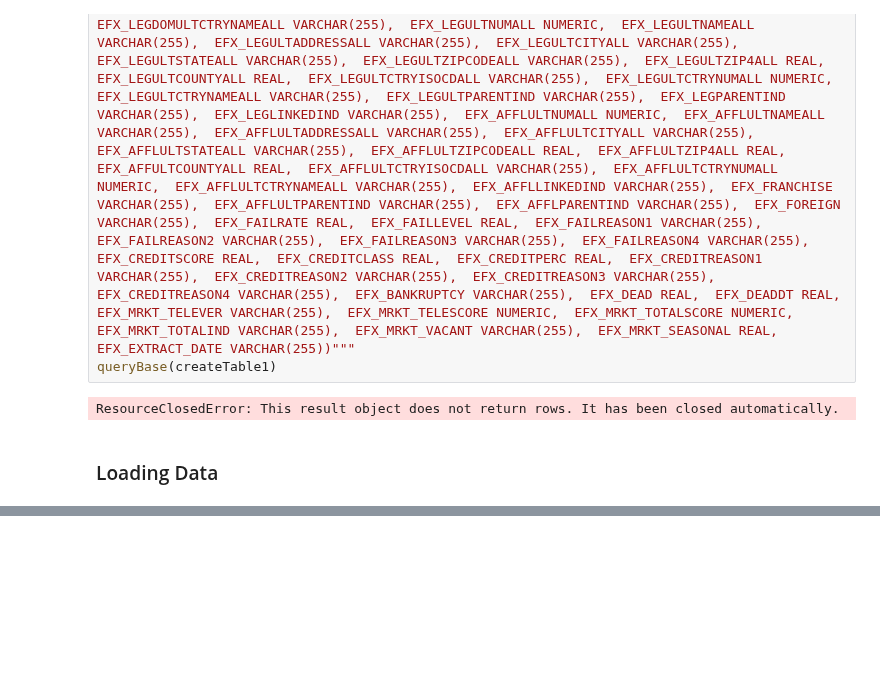
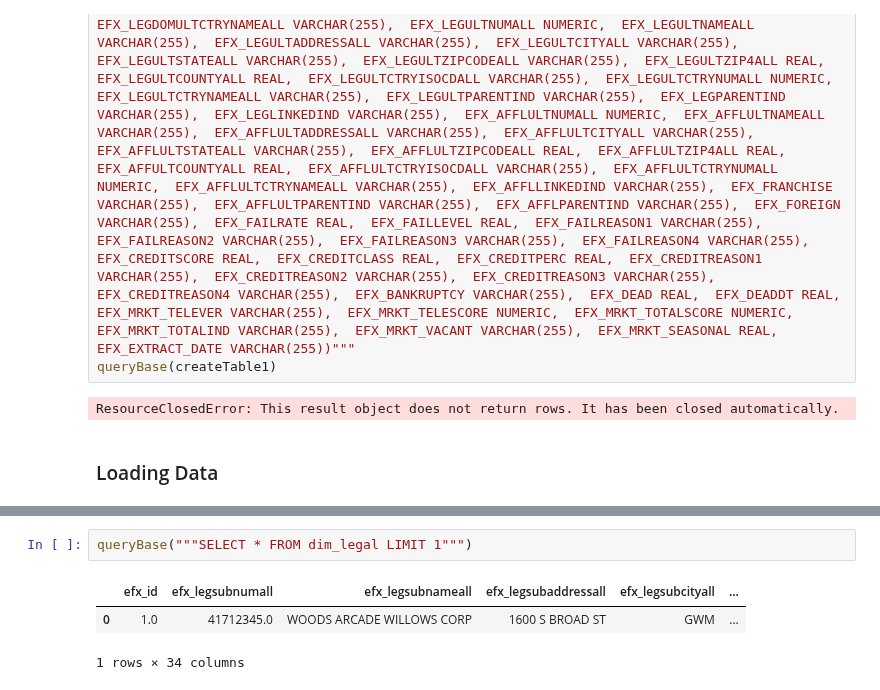
Before and after one commit to idjey/DEtheHardWay, a Jupyter notebook: Mds_BizdataModeling.ipynb, the cells around one changed output, grey strips where cells are left out. Drawn from its saved outputs; the diff is of its cells as text; blank space fills up the shorter version.

```diff
--- a/Mds_BizdataModeling.ipynb
+++ b/Mds_BizdataModeling.ipynb
@@ -260,0 +302,6 @@ queryBase("""SELECT * FROM dim_security LIMIT 1""")
+# %%
+queryBase("""SELECT * FROM dim_legal LIMIT 1""")
+# %% [output]
+|  | efx_id | efx_legsubnumall | efx_legsubnameall | efx_legsubaddressall | efx_legsubcityall | ... |
+| 0 | 1.0 | 41712345.0 | WOODS ARCADE WILLOWS CORP | 1600 S BROAD ST | GWM | ... |
+1 rows × 34 columns
```
Also changed, not shown: parts of 45 cells of this notebook.
